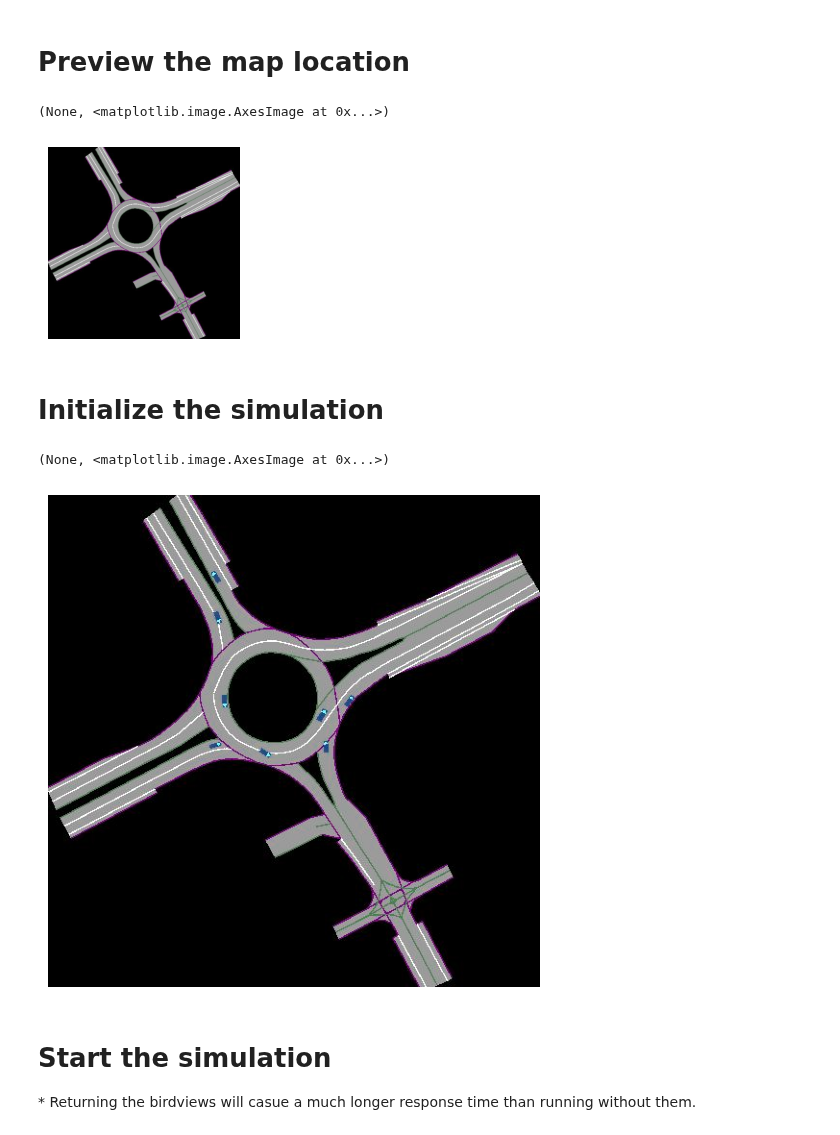
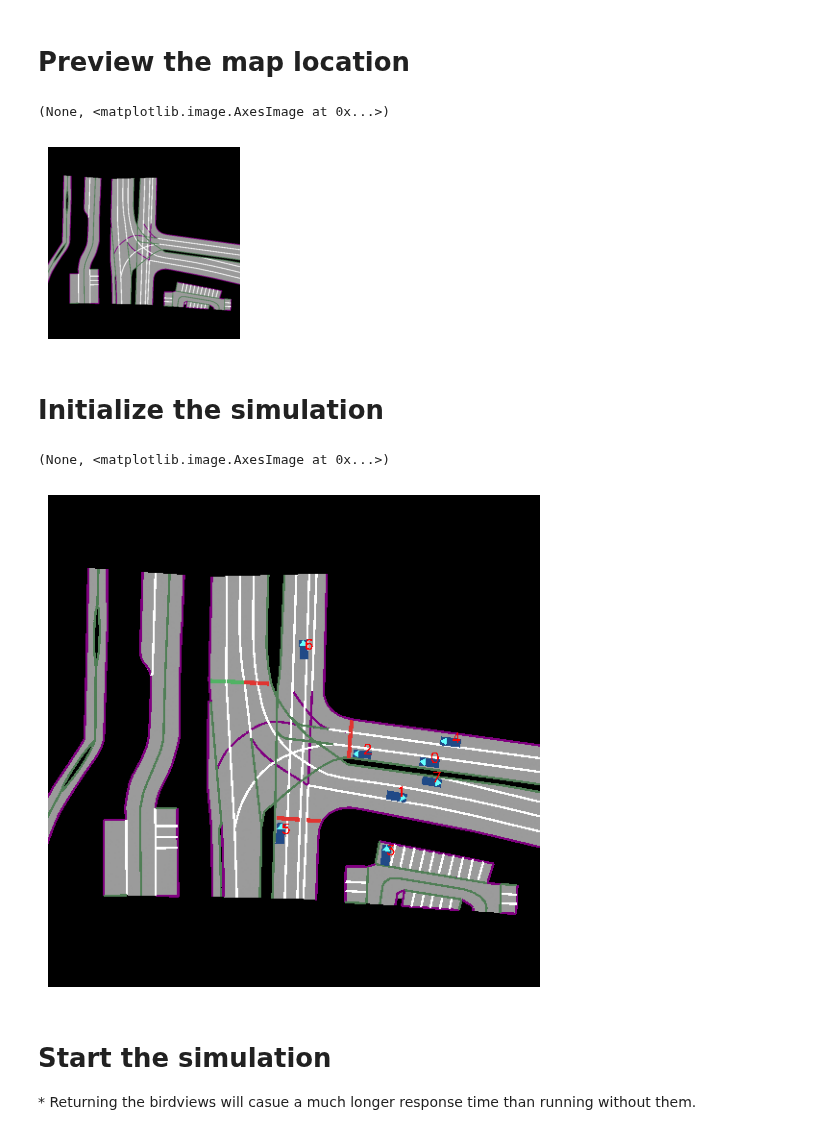
Before and after one commit to inverted-ai/invertedai, a Jupyter notebook: examples/npc_only_colab.ipynb, the cells around one changed output. Drawn from its saved outputs; the diff is of its cells as text; code cells hidden in the pictures.

Commit message:
add light and docs

```diff
--- a/examples/npc_only_colab.ipynb
+++ b/examples/npc_only_colab.ipynb
@@ -16,7 +16,7 @@ iai.add_apikey("")
 # %% [markdown]
 # Specify the location
 # %%
-location = "canada:vancouver:ubc_roundabout"
+location = "canada:vancouver:terminal_and_quebec"
 # %% [markdown]
  # Set the simulation length (1 step = 0.1 second)
 # %%
@@ -29,21 +29,22 @@ fig, ax = plt.subplots(constrained_layout=True, figsize=(2, 2))
 ax.set_axis_off(), ax.imshow(rendered_map)
 # %% [output]
 (None, <matplotlib.image.AxesImage at 0x...>)
-[figure, old version]
+[figure, new version]
 # %% [markdown]
 # Initialize the simulation
 # %%
 simulation = iai.BasicCosimulation(
     location=location,
     agent_count=8,
     get_birdview=True,
+    traffic_lights=True,
 )
 birdview = simulation.birdview.decode()
 fig, ax = plt.subplots(constrained_layout=True, figsize=(5, 5))
 ax.set_axis_off(), ax.imshow(birdview)
 # %% [output]
 (None, <matplotlib.image.AxesImage at 0x...>)
-[figure, old version]
+[figure, new version]
 # %% [markdown]
 # Start the simulation
 \* Returning the birdviews will casue a much longer response time than running without them.
```
Also changed, not shown: parts of 2 cells of this notebook, 14 other files.
